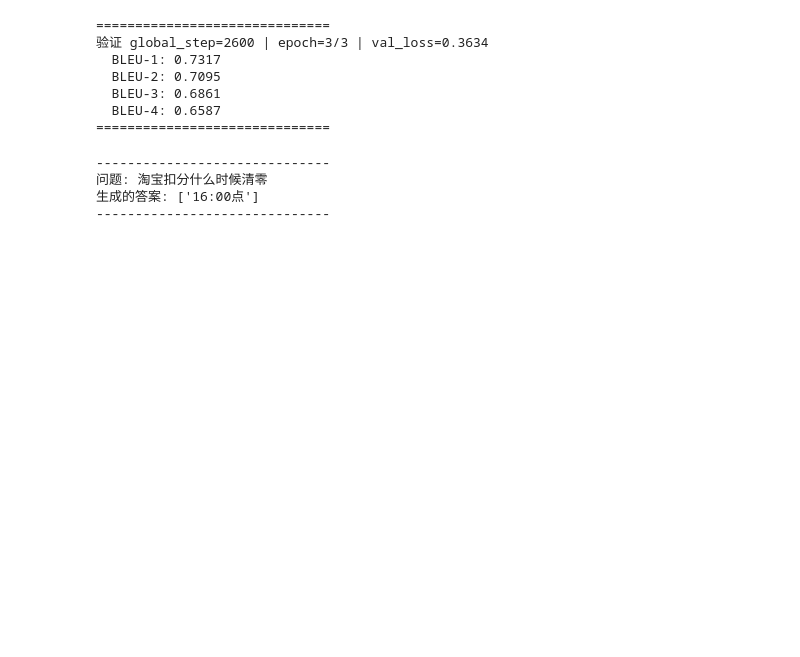
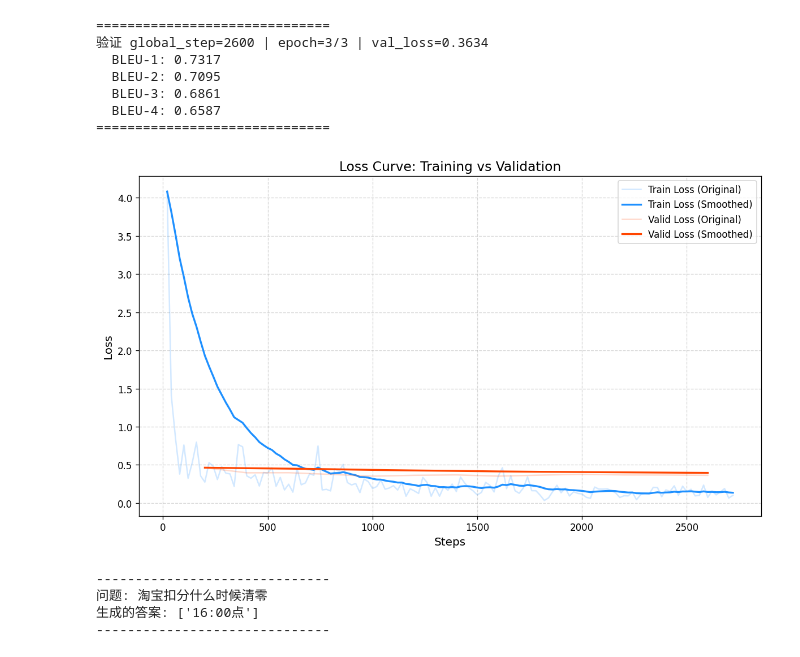
Before and after one commit to Evelyn-ELF/How-to-use-Transformers, a Jupyter notebook: my_exercise/homework.ipynb, the cells around one changed output. Saved outputs shown, nothing was run; the diff lists cells and outputs as text; code cells hidden in the pictures; blank space fills up the shorter version.

Commit message:
fix:loss curve fix

```diff
--- a/my_exercise/homework.ipynb
+++ b/my_exercise/homework.ipynb
@@ -381,3 +379,70 @@ tensorboard --logdir=/Users/wangmeiling/Documents/py_workspace/How-to-use-Transf
+# %%
+import os
+import matplotlib.pyplot as plt
+from tensorboard.backend.event_processing import event_accumulator
+
+def get_loss_data(log_dir, tag_name):
+    """从 TensorBoard 日志中提取数据"""
+    ea = event_accumulator.EventAccumulator(log_dir)
+    ea.Reload()
+    if tag_name not in ea.Tags()['scalars']:
+        return None, None
+    events = ea.Scalars(tag_name)
+    return [e.step for e in events], [e.value for e in events]
+
+def smooth_curve(values, weight=0.85):
+    """指数移动平均平滑"""
+    last = values[0]
+    smoothed = []
+    for val in values:
+        smoothed_val = last * weight + (1 - weight) * val
+        smoothed.append(smoothed_val)
+        last = smoothed_val
+    return smoothed
+
+# --- 1. 配置参数 ---
+log_path = './runs/dureader_qg'  # 训练日志路径
+train_tag = 'Loss/train'        # 根据你 TensorBoard 里的实际名字修改
+valid_tag = 'Loss/valid'        # 根据你 TensorBoard 里的实际名字修改
+smooth_weight = 0.9             # 平滑系数，越接近 1 越平滑
+
+# --- 2. 提取数据 ---
+t_steps, t_values = get_loss_data(log_path, train_tag)
+v_steps, v_values = get_loss_data(log_path, valid_tag)
+
+if t_values is None or v_values is None:
+    print("错误：未找到指定的 Tag，请检查 train_tag 和 valid_tag 是否正确")
+else:
+    # --- 3. 计算平滑数据 ---
+    t_smoothed = smooth_curve(t_values, weight=smooth_weight)
+    v_smoothed = smooth_curve(v_values, weight=smooth_weight)
+
+    # --- 4. 绘图 ---
+    plt.figure(figsize=(10, 6), dpi=120)
+
+    # 绘制训练集：原始线(浅色) + 平滑线(深色)
+    plt.plot(t_steps, t_values, color='dodgerblue', alpha=0.2, label='Train Loss (Original)')
+    plt.plot(t_steps, t_smoothed, color='dodgerblue', linewidth=2, label='Train Loss (Smoothed)')
+
+    # 绘制验证集：原始线(浅色) + 平滑线(深色)
+    plt.plot(v_steps, v_values, color='orangered', alpha=0.2, label='Valid Loss (Original)')
+    plt.plot(v_steps, v_smoothed, color='orangered', linewidth=2, label='Valid Loss (Smoothed)')
+
+    # --- 5. 美化图表 ---
+    plt.title('Loss Curve: Training vs Validation', fontsize=14)
+    plt.xlabel('Steps', fontsize=12)
+    plt.ylabel('Loss', fontsize=12)
+    plt.grid(True, linestyle='--', alpha=0.5)
+    plt.legend(loc='upper right', frameon=True)
+
+    # 限制 Y 轴范围（可选，防止异常值导致曲线被压缩）
+    # plt.ylim(0, max(max(t_smoothed), max(v_smoothed)) * 1.2)
+
+    plt.tight_layout()
+    plt.savefig('./loss_curve.png')
+    plt.show()
+# %% [output]
+[figure, added]
 # %%
 import torch
 from transformers import T5Tokenizer, T5ForConditionalGeneration
```
Also changed, not shown: parts of 3 cells of this notebook.
